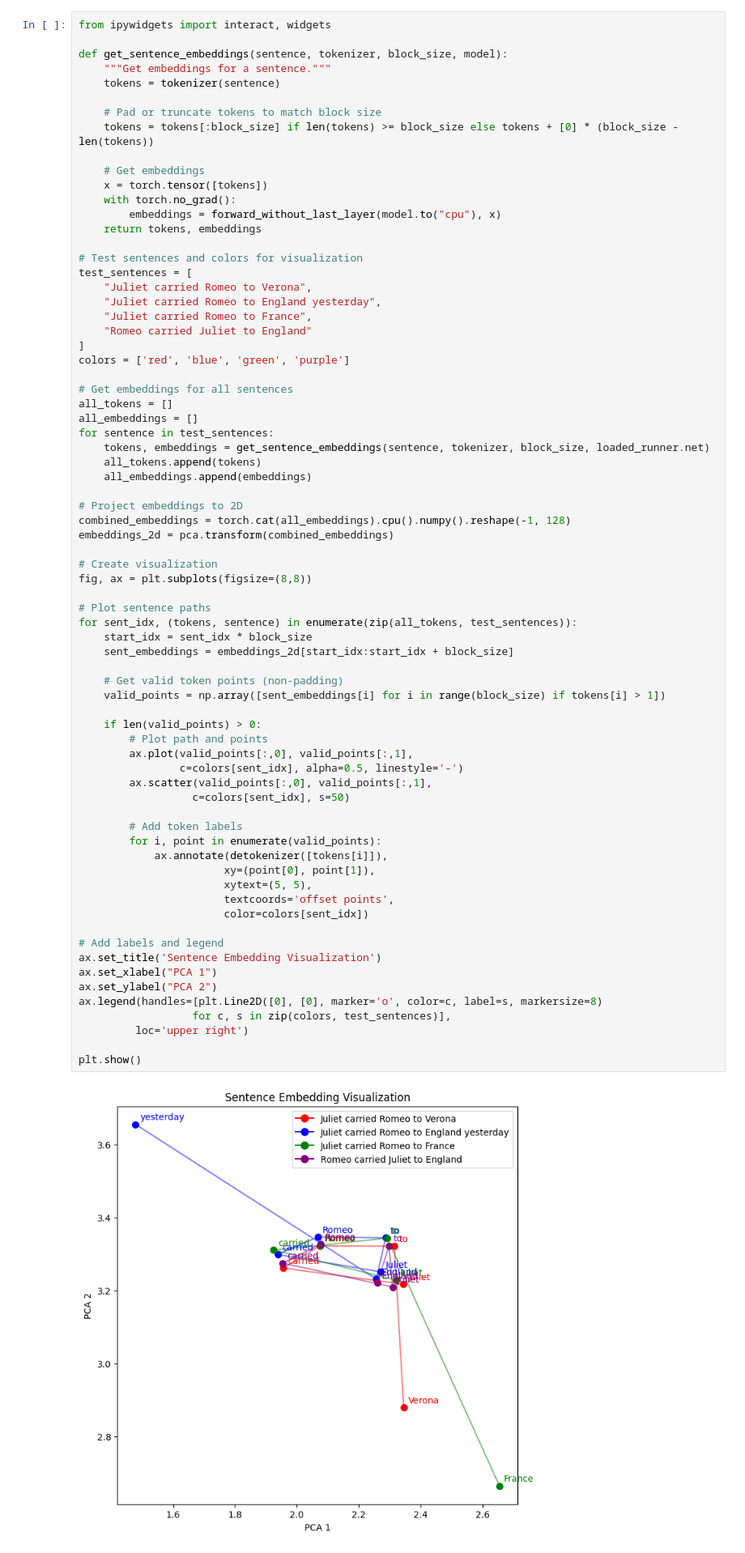
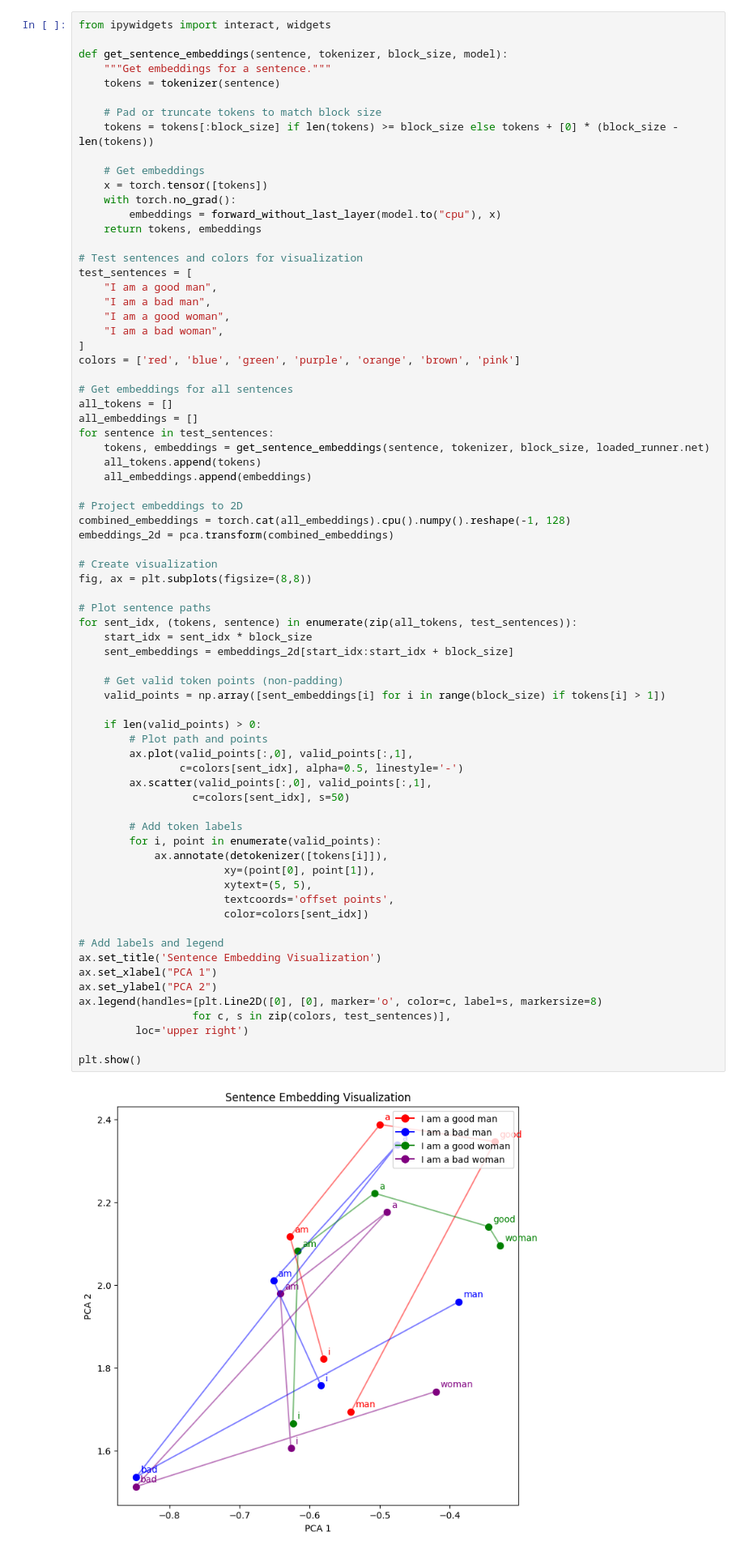
Before and after one commit to jordanlei/transformer-sandbox, a Jupyter notebook: demos/Semantic Embeddings.ipynb, the cells around one changed output. Shown: that part at 81% size. Cells and saved outputs as stored; diff of their text form.

```diff
--- a/demos/Semantic Embeddings.ipynb
+++ b/demos/Semantic Embeddings.ipynb
@@ -184,12 +202,12 @@ def get_sentence_embeddings(sentence, tokenizer, block_size, model):
 
 # Test sentences and colors for visualization
 test_sentences = [
-    "Juliet carried Romeo to Verona",
-    "Juliet carried Romeo to England yesterday",
-    "Juliet carried Romeo to France",
-    "Romeo carried Juliet to England"
+    "I am a good man",
+    "I am a bad man",
+    "I am a good woman",
+    "I am a bad woman",
 ]
-colors = ['red', 'blue', 'green', 'purple']
+colors = ['red', 'blue', 'green', 'purple', 'orange', 'brown', 'pink']
 
 # Get embeddings for all sentences
 all_tokens = []
@@ -212,31 +230,31 @@ for sent_idx, (tokens, sentence) in enumerate(zip(all_tokens, test_sentences)):
     sent_embeddings = embeddings_2d[start_idx:start_idx + block_size]
 
     # Get valid token points (non-padding)
     valid_points = np.array([sent_embeddings[i] for i in range(block_size) if tokens[i] > 1])
 
     if len(valid_points) > 0:
         # Plot path and points
         ax.plot(valid_points[:,0], valid_points[:,1],
                 c=colors[sent_idx], alpha=0.5, linestyle='-')
         ax.scatter(valid_points[:,0], valid_points[:,1],
                   c=colors[sent_idx], s=50)
 
         # Add token labels
         for i, point in enumerate(valid_points):
             ax.annotate(detokenizer([tokens[i]]),
                        xy=(point[0], point[1]),
                        xytext=(5, 5),
                        textcoords='offset points',
                        color=colors[sent_idx])
 
 # Add labels and legend
 ax.set_title('Sentence Embedding Visualization')
 ax.set_xlabel("PCA 1")
 ax.set_ylabel("PCA 2")
 ax.legend(handles=[plt.Line2D([0], [0], marker='o', color=c, label=s, markersize=8)
                   for c, s in zip(colors, test_sentences)],
          loc='upper right')
 
 plt.show()
 # %% [output]
-[figure, old version]
+[figure, new version]
```
Also changed, not shown: parts of 3 cells of this notebook, 1 other file.
